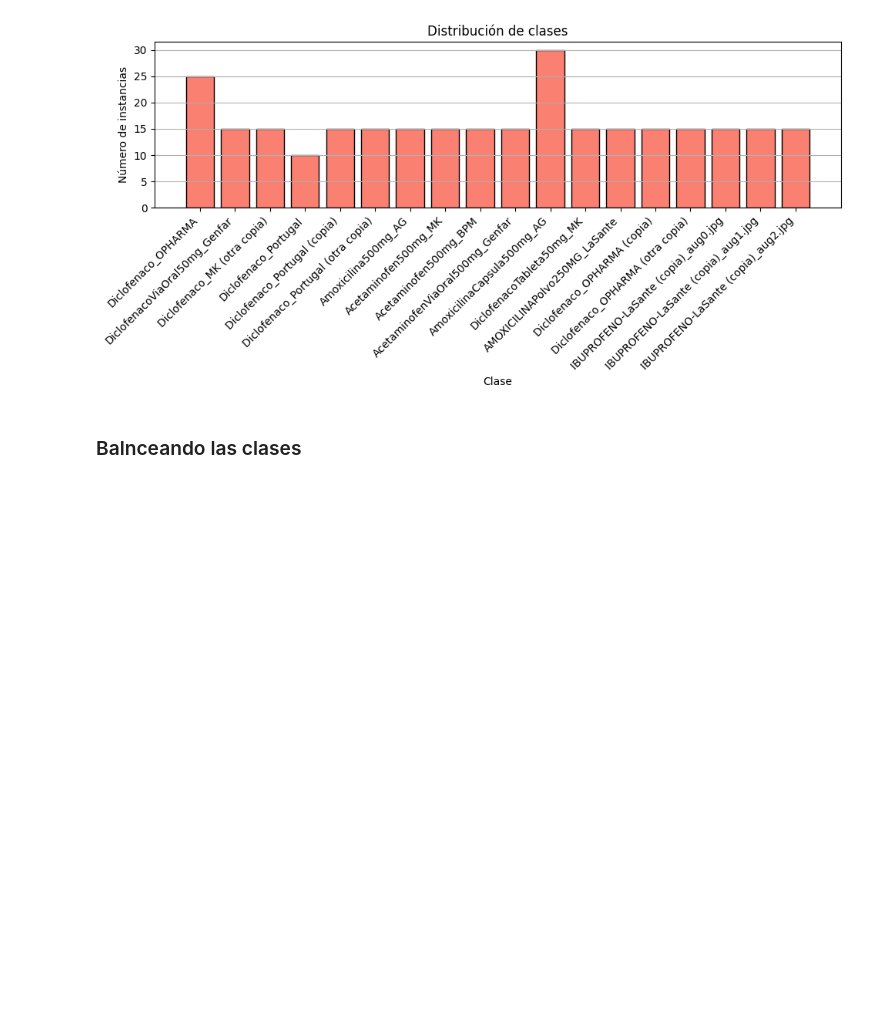
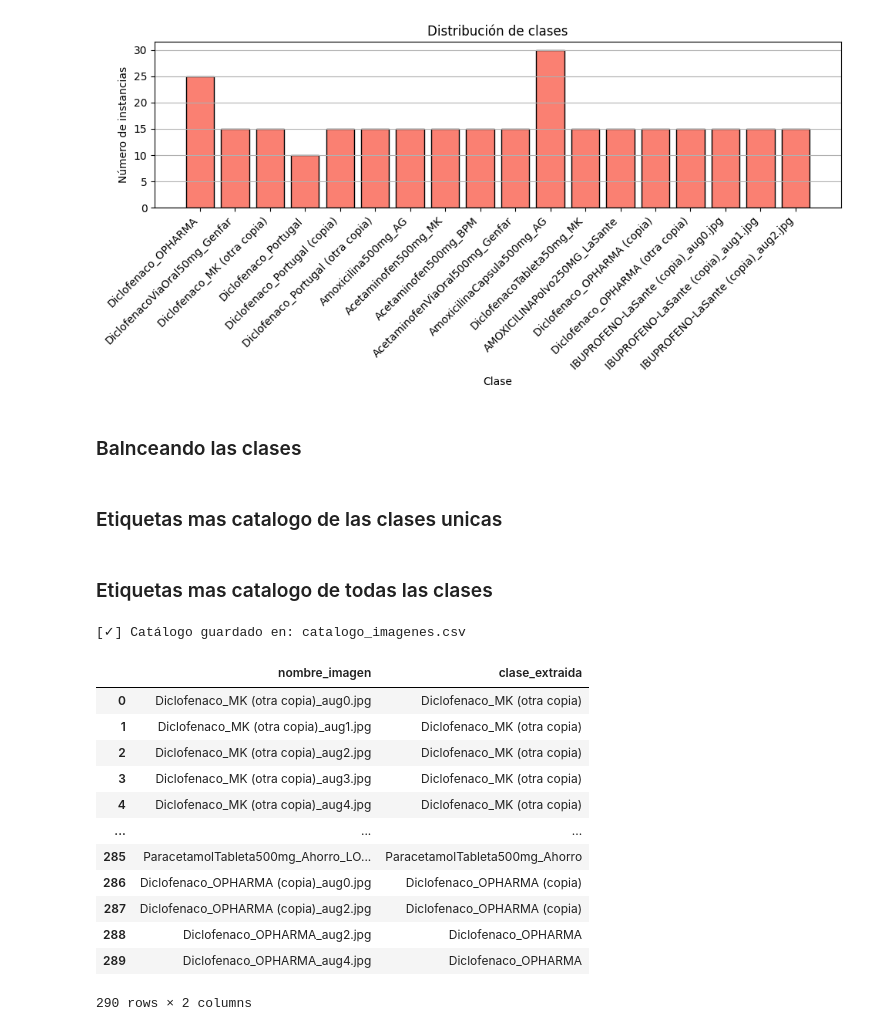
Before and after one commit to SantiagoIngeU/MonografiaEspecializacion, a Jupyter notebook: AnalisisExploratorio/AnalisisExploratorioMedicamentos.ipynb, the cells around one changed output. Drawn from its saved outputs; the diff is of its cells as text; code cells hidden in the pictures; blank space fills up the shorter version.

Commit message:
Etiquetas mas catalogos

```diff
--- a/AnalisisExploratorio/AnalisisExploratorioMedicamentos.ipynb
+++ b/AnalisisExploratorio/AnalisisExploratorioMedicamentos.ipynb
@@ -380,3 +380,5 @@ plt.show()
 [figure]
 # %% [markdown]
 ### Balnceando las clases
+# %% [markdown]
+### Etiquetas mas catalogo de las clases unicas
@@ -382,0 +413,52 @@ plt.show()
+# %% [markdown]
+### Etiquetas mas catalogo de todas las clases
+# %%
+import os
+import csv
+
+# Ruta de las imágenes
+ruta_imagenes = '/home/SantiagoInge/Estudios/Especializacion/Monografia/MonografiaMedicamentos/BasesDeDatos/imagenes_transformadasPNG_redimensionadas_imagenes_aumentadas'
+
+# Lista para almacenar filas del catálogo
+catalogo = []
+
+# Recorremos los archivos de imagen
+for archivo in os.listdir(ruta_imagenes):
+    if not archivo.lower().endswith(('.jpg', '.jpeg', '.png')):
+        continue
+
+    partes = archivo.split('_')
+    if len(partes) < 2:
+        clase = 'desconocido'
+    else:
+        clase = f"{partes[0]}_{partes[1]}"  # hasta el segundo guion bajo
+
+    catalogo.append([archivo, clase])
+
+# Guardar como archivo CSV
+ruta_salida = 'catalogo_imagenes.csv'
+with open(ruta_salida, mode='w', newline='') as f:
+    writer = csv.writer(f)
+    writer.writerow(['nombre_imagen', 'clase_extraida'])
+    writer.writerows(catalogo)
+
+print(f"[✓] Catálogo guardado en: {ruta_salida}")
+# %% [output]
+[✓] Catálogo guardado en: catalogo_imagenes.csv
+# %%
+df_categorias = pd.read_csv('catalogo_imagenes.csv')
+df_categorias
+# %% [output]
+|  | nombre_imagen | clase_extraida |
+| 0 | Diclofenaco_MK (otra copia)_aug0.jpg | Diclofenaco_MK (otra copia) |
+| 1 | Diclofenaco_MK (otra copia)_aug1.jpg | Diclofenaco_MK (otra copia) |
+| 2 | Diclofenaco_MK (otra copia)_aug2.jpg | Diclofenaco_MK (otra copia) |
+| 3 | Diclofenaco_MK (otra copia)_aug3.jpg | Diclofenaco_MK (otra copia) |
+| 4 | Diclofenaco_MK (otra copia)_aug4.jpg | Diclofenaco_MK (otra copia) |
+| ... | ... | ... |
+| 285 | ParacetamolTableta500mg_Ahorro_LO... | ParacetamolTableta500mg_Ahorro |
+| 286 | Diclofenaco_OPHARMA (copia)_aug0.jpg | Diclofenaco_OPHARMA (copia) |
+| 287 | Diclofenaco_OPHARMA (copia)_aug2.jpg | Diclofenaco_OPHARMA (copia) |
+| 288 | Diclofenaco_OPHARMA_aug2.jpg | Diclofenaco_OPHARMA |
+| 289 | Diclofenaco_OPHARMA_aug4.jpg | Diclofenaco_OPHARMA |
+290 rows × 2 columns
```
Also changed, not shown: parts of 2 cells of this notebook, 3 other files.
